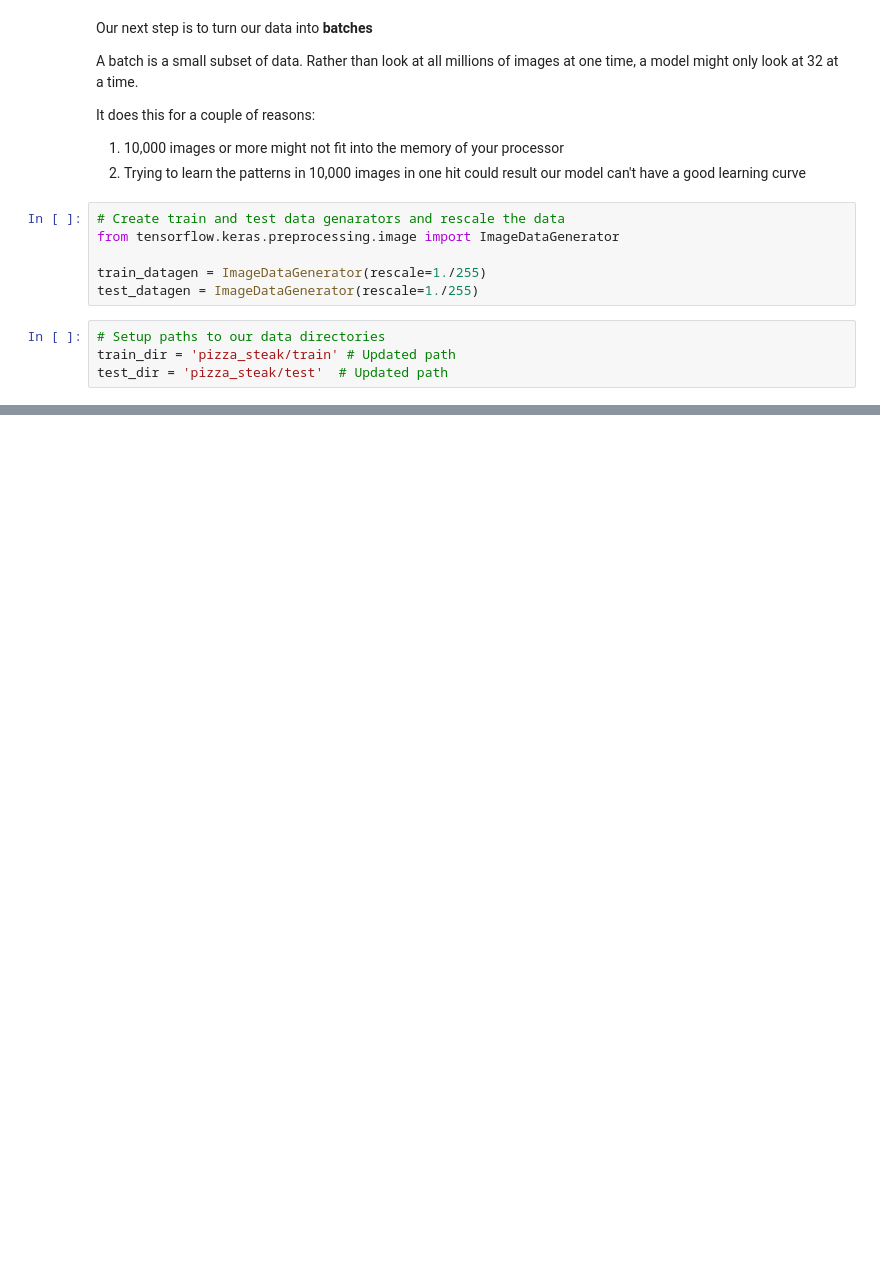
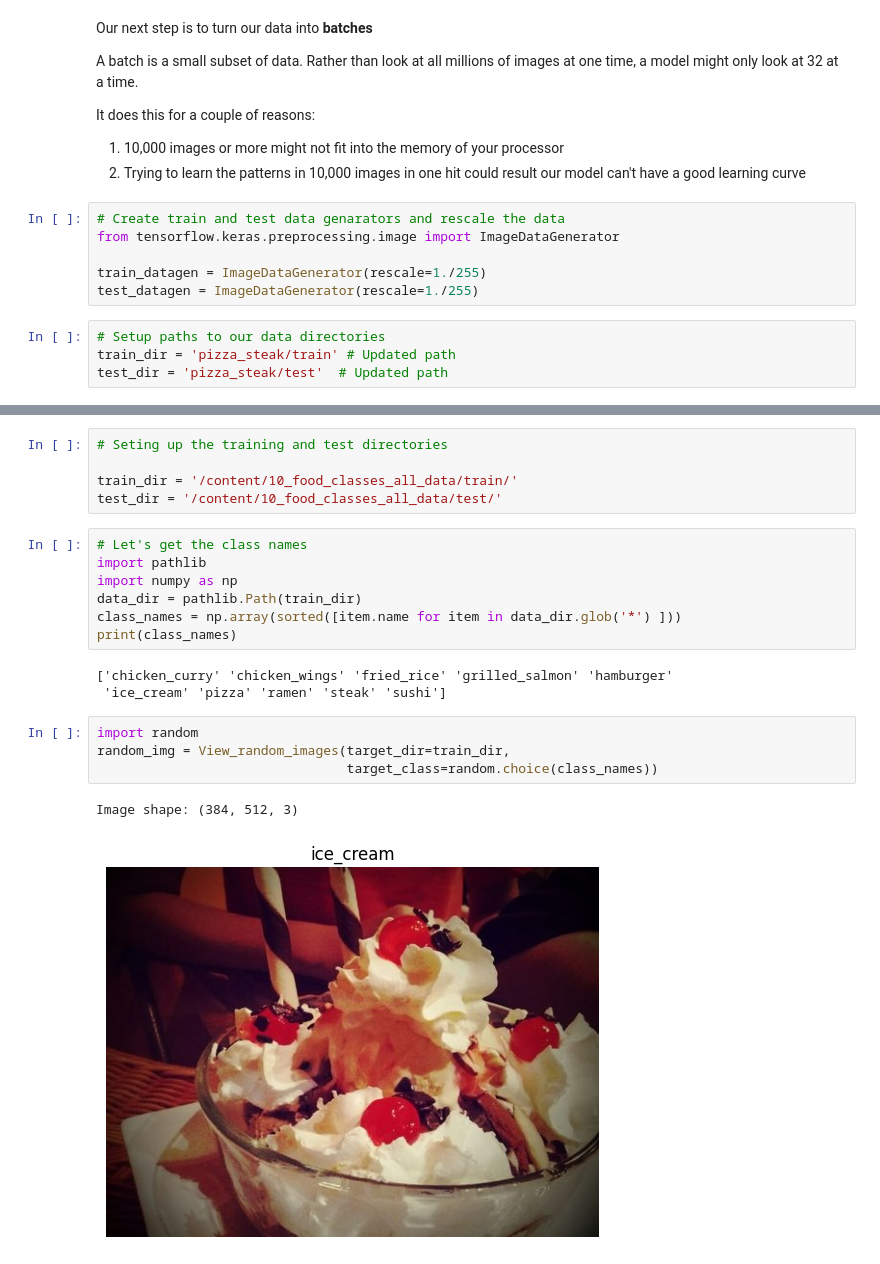
Before and after one commit to rvishakhs/Deep_Learning, a Jupyter notebook: CNN_fundamentals.ipynb, the cells around one changed output, grey strips where cells are left out. Cells and saved outputs as stored; diff of their text form; blank space fills up the shorter version.

```diff
--- a/CNN_fundamentals.ipynb
+++ b/CNN_fundamentals.ipynb
@@ -254,0 +590,22 @@ Found 500 images belonging to 2 classes.
+# %%
+# Seting up the training and test directories
+
+train_dir = '/content/10_food_classes_all_data/train/'
+test_dir = '/content/10_food_classes_all_data/test/'
+# %%
+# Let's get the class names
+import pathlib
+import numpy as np
+data_dir = pathlib.Path(train_dir)
+class_names = np.array(sorted([item.name for item in data_dir.glob('*') ]))
+print(class_names)
+# %% [output]
+['chicken_curry' 'chicken_wings' 'fried_rice' 'grilled_salmon' 'hamburger'
+ 'ice_cream' 'pizza' 'ramen' 'steak' 'sushi']
+# %%
+import random
+random_img = View_random_images(target_dir=train_dir,
+                                target_class=random.choice(class_names))
+# %% [output]
+Image shape: (384, 512, 3)
+[figure, added]
```
Also changed, not shown: parts of 36 cells of this notebook.
